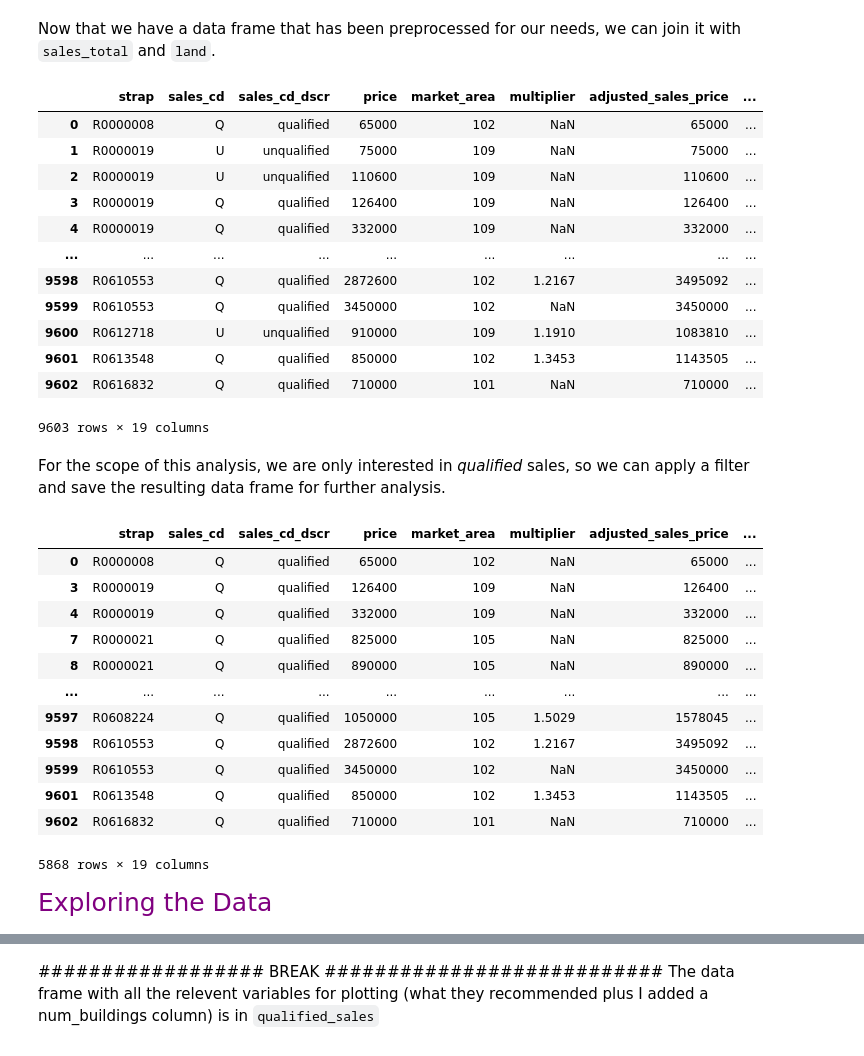
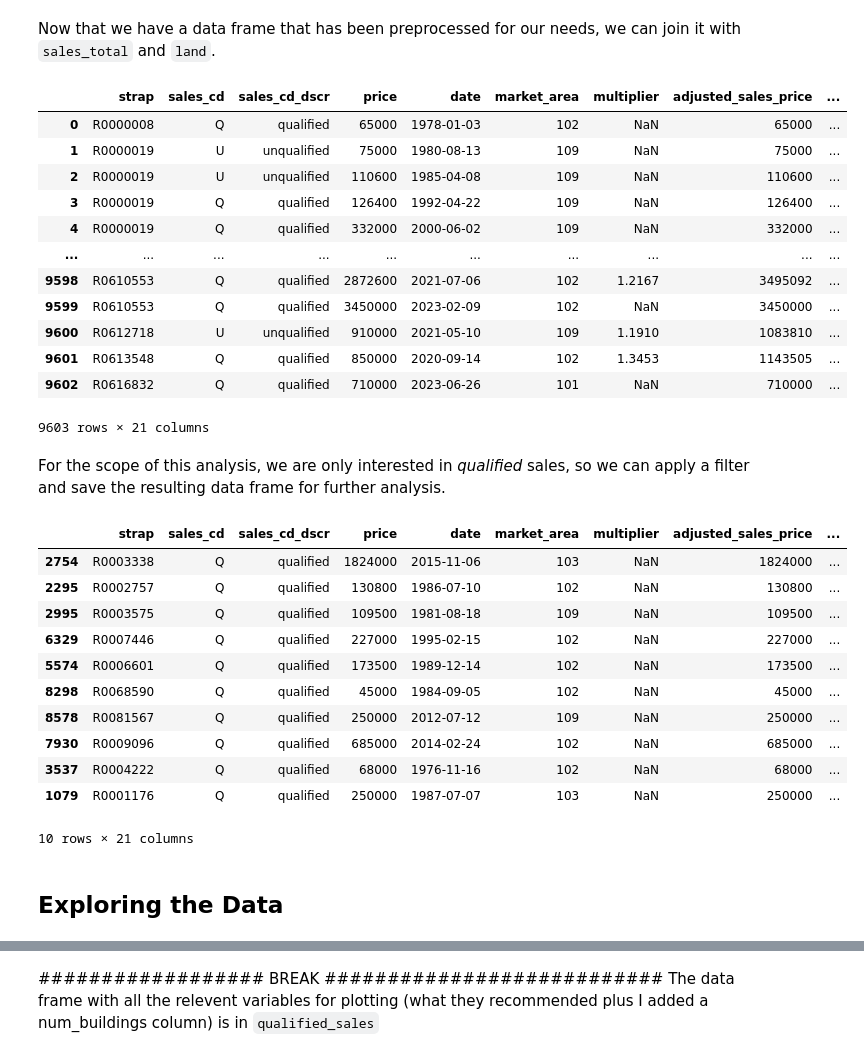
Before and after one commit to JakeMachulcz/Boulder-CO-Market-Value-EDA---KNN-Predictor, a Jupyter notebook: final_project.ipynb, the cells around one changed output, grey strips where cells are left out. Drawn from its saved outputs; the diff is of its cells as text; code cells hidden in the pictures.

Commit message:
Updated "qualified_sales"

```diff
--- a/final_project.ipynb
+++ b/final_project.ipynb
@@ -357,3 +354,0 @@ In order to conduct time series analysis, we should set the index to the date
-# %%
-sales_adj = sales_w_mult.set_index('date')
-sales_adj
@@ -618,0 +605,3 @@ building[['strap', 'num_bed']].sample(5)
+# %%
+building['age'] = 2024 - building['effective_year_built']
+building[['effective_year_built', 'age']].sample(5)
@@ -670,47 +668,44 @@ Name: bld_num, dtype: int64
 # %% [markdown]
 Now that we have a data frame that has been preprocessed for our needs, we can join it with `sales_total` and `land`.
 # %%
-sales_total = sales_adj.merge(building_dwellings[['strap', 'total_finished_sqft', 'effective_year_built', 'quality', 'quality_code', 'num_bed', 'num_bath', 'bsmt_finished', 'num_buildings']],
+sales_total = sales_w_mult.merge(building_dwellings[['strap', 'total_finished_sqft', 'effective_year_built', 'age', 'quality', 'quality_code', 'num_bed', 'num_bath', 'bsmt_finished', 'num_buildings']],
                               on = 'strap',
                               how = 'left').merge(land[['strap', 'sqft']],
                                                   on = 'strap',
                                                   how = 'left').merge(property[['strap', 'section', 'township', 'mill_levy']])
 sales_total.rename(columns = {'sqft': 'total_land_sqft'}, inplace = True)
 sales_total
 # %% [output]
-|  | strap | sales_cd | sales_cd_dscr | price | market_area | multiplier | adjusted_sales_price | ... |
-| 0 | R0000008 | Q | qualified | 65000 | 102 | NaN | 65000 | ... |
-| 1 | R0000019 | U | unqualified | 75000 | 109 | NaN | 75000 | ... |
-| 2 | R0000019 | U | unqualified | 110600 | 109 | NaN | 110600 | ... |
-| 3 | R0000019 | Q | qualified | 126400 | 109 | NaN | 126400 | ... |
-| 4 | R0000019 | Q | qualified | 332000 | 109 | NaN | 332000 | ... |
-| ... | ... | ... | ... | ... | ... | ... | ... | ... |
-| 9598 | R0610553 | Q | qualified | 2872600 | 102 | 1.2167 | 3495092 | ... |
-| 9599 | R0610553 | Q | qualified | 3450000 | 102 | NaN | 3450000 | ... |
-| 9600 | R0612718 | U | unqualified | 910000 | 109 | 1.1910 | 1083810 | ... |
-| 9601 | R0613548 | Q | qualified | 850000 | 102 | 1.3453 | 1143505 | ... |
-| 9602 | R0616832 | Q | qualified | 710000 | 101 | NaN | 710000 | ... |
+|  | strap | sales_cd | sales_cd_dscr | price | date | market_area | multiplier | adjusted_sales_price | ... |
+| 0 | R0000008 | Q | qualified | 65000 | 1978-01-03 | 102 | NaN | 65000 | ... |
+| 1 | R0000019 | U | unqualified | 75000 | 1980-08-13 | 109 | NaN | 75000 | ... |
+| 2 | R0000019 | U | unqualified | 110600 | 1985-04-08 | 109 | NaN | 110600 | ... |
+| 3 | R0000019 | Q | qualified | 126400 | 1992-04-22 | 109 | NaN | 126400 | ... |
+| 4 | R0000019 | Q | qualified | 332000 | 2000-06-02 | 109 | NaN | 332000 | ... |
+| ... | ... | ... | ... | ... | ... | ... | ... | ... | ... |
+| 9598 | R0610553 | Q | qualified | 2872600 | 2021-07-06 | 102 | 1.2167 | 3495092 | ... |
+| 9599 | R0610553 | Q | qualified | 3450000 | 2023-02-09 | 102 | NaN | 3450000 | ... |
+| 9600 | R0612718 | U | unqualified | 910000 | 2021-05-10 | 109 | 1.1910 | 1083810 | ... |
+| 9601 | R0613548 | Q | qualified | 850000 | 2020-09-14 | 102 | 1.3453 | 1143505 | ... |
+| 9602 | R0616832 | Q | qualified | 710000 | 2023-06-26 | 101 | NaN | 710000 | ... |
-9603 rows × 19 columns
+9603 rows × 21 columns
 # %% [markdown]
 For the scope of this analysis, we are only interested in *qualified* sales, so we can apply a filter and save the resulting data frame for further analysis.
 # %%
 qualified_sales = sales_total[sales_total['sales_cd'] == 'Q']
-qualified_sales
+qualified_sales.sample(10)
 # %% [output]
-|  | strap | sales_cd | sales_cd_dscr | price | market_area | multiplier | adjusted_sales_price | ... |
-| 0 | R0000008 | Q | qualified | 65000 | 102 | NaN | 65000 | ... |
-| 3 | R0000019 | Q | qualified | 126400 | 109 | NaN | 126400 | ... |
-| 4 | R0000019 | Q | qualified | 332000 | 109 | NaN | 332000 | ... |
-| 7 | R0000021 | Q | qualified | 825000 | 105 | NaN | 825000 | ... |
-| 8 | R0000021 | Q | qualified | 890000 | 105 | NaN | 890000 | ... |
-| ... | ... | ... | ... | ... | ... | ... | ... | ... |
-| 9597 | R0608224 | Q | qualified | 1050000 | 105 | 1.5029 | 1578045 | ... |
-| 9598 | R0610553 | Q | qualified | 2872600 | 102 | 1.2167 | 3495092 | ... |
-| 9599 | R0610553 | Q | qualified | 3450000 | 102 | NaN | 3450000 | ... |
-| 9601 | R0613548 | Q | qualified | 850000 | 102 | 1.3453 | 1143505 | ... |
-| 9602 | R0616832 | Q | qualified | 710000 | 101 | NaN | 710000 | ... |
+|  | strap | sales_cd | sales_cd_dscr | price | date | market_area | multiplier | adjusted_sales_price | ... |
+| 2754 | R0003338 | Q | qualified | 1824000 | 2015-11-06 | 103 | NaN | 1824000 | ... |
+| 2295 | R0002757 | Q | qualified | 130800 | 1986-07-10 | 102 | NaN | 130800 | ... |
+| 2995 | R0003575 | Q | qualified | 109500 | 1981-08-18 | 109 | NaN | 109500 | ... |
+| 6329 | R0007446 | Q | qualified | 227000 | 1995-02-15 | 102 | NaN | 227000 | ... |
+| 5574 | R0006601 | Q | qualified | 173500 | 1989-12-14 | 102 | NaN | 173500 | ... |
+| 8298 | R0068590 | Q | qualified | 45000 | 1984-09-05 | 102 | NaN | 45000 | ... |
+| 8578 | R0081567 | Q | qualified | 250000 | 2012-07-12 | 109 | NaN | 250000 | ... |
+| 7930 | R0009096 | Q | qualified | 685000 | 2014-02-24 | 102 | NaN | 685000 | ... |
+| 3537 | R0004222 | Q | qualified | 68000 | 1976-11-16 | 102 | NaN | 68000 | ... |
+| 1079 | R0001176 | Q | qualified | 250000 | 1987-07-07 | 103 | NaN | 250000 | ... |
-5868 rows × 19 columns
+10 rows × 21 columns
 # %% [markdown]
-<span  style="color:purple; font-size:25px">
-Exploring the Data
-</span>
+## Exploring the Data
```
Also changed, not shown: parts of 36 cells of this notebook.
